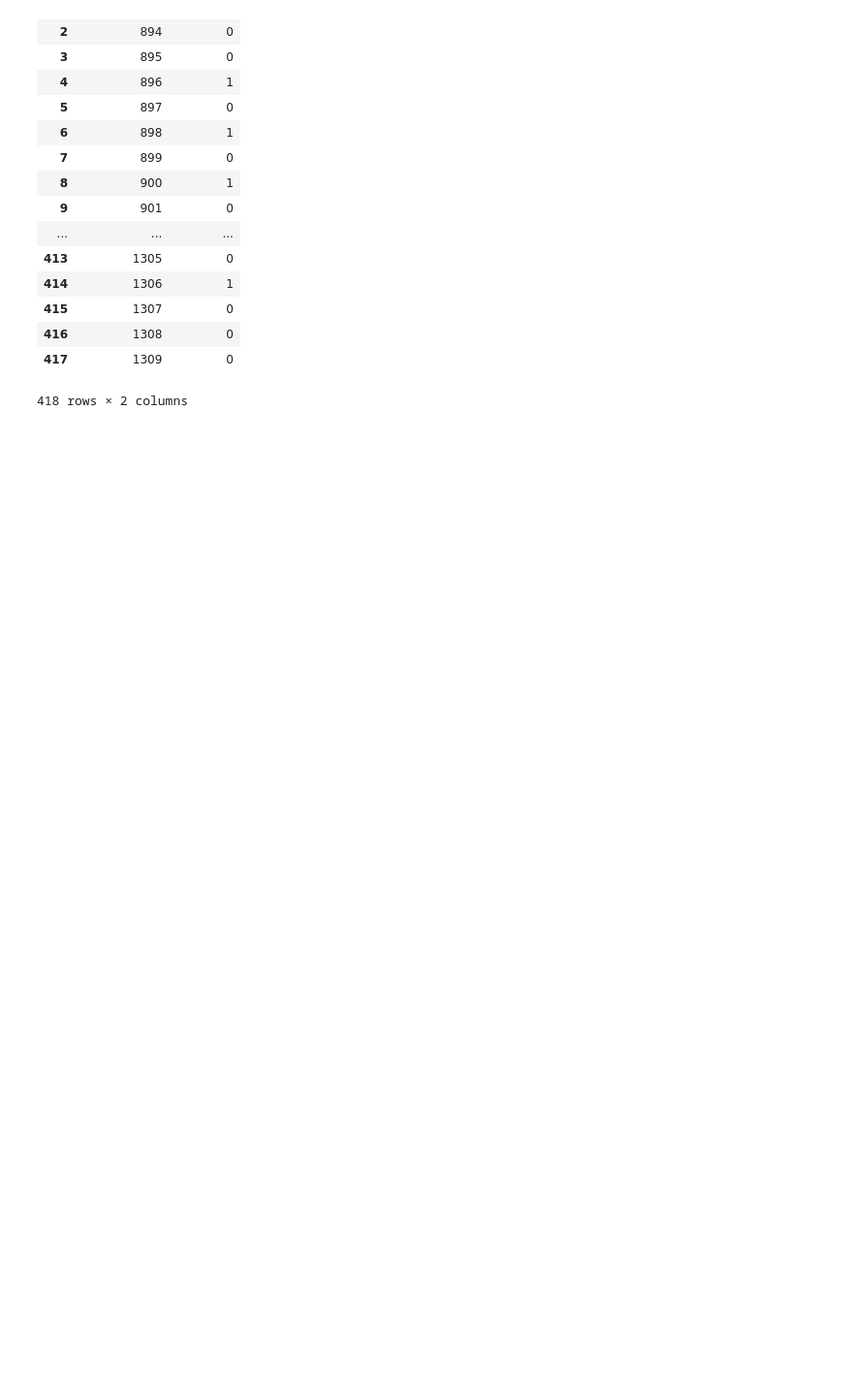
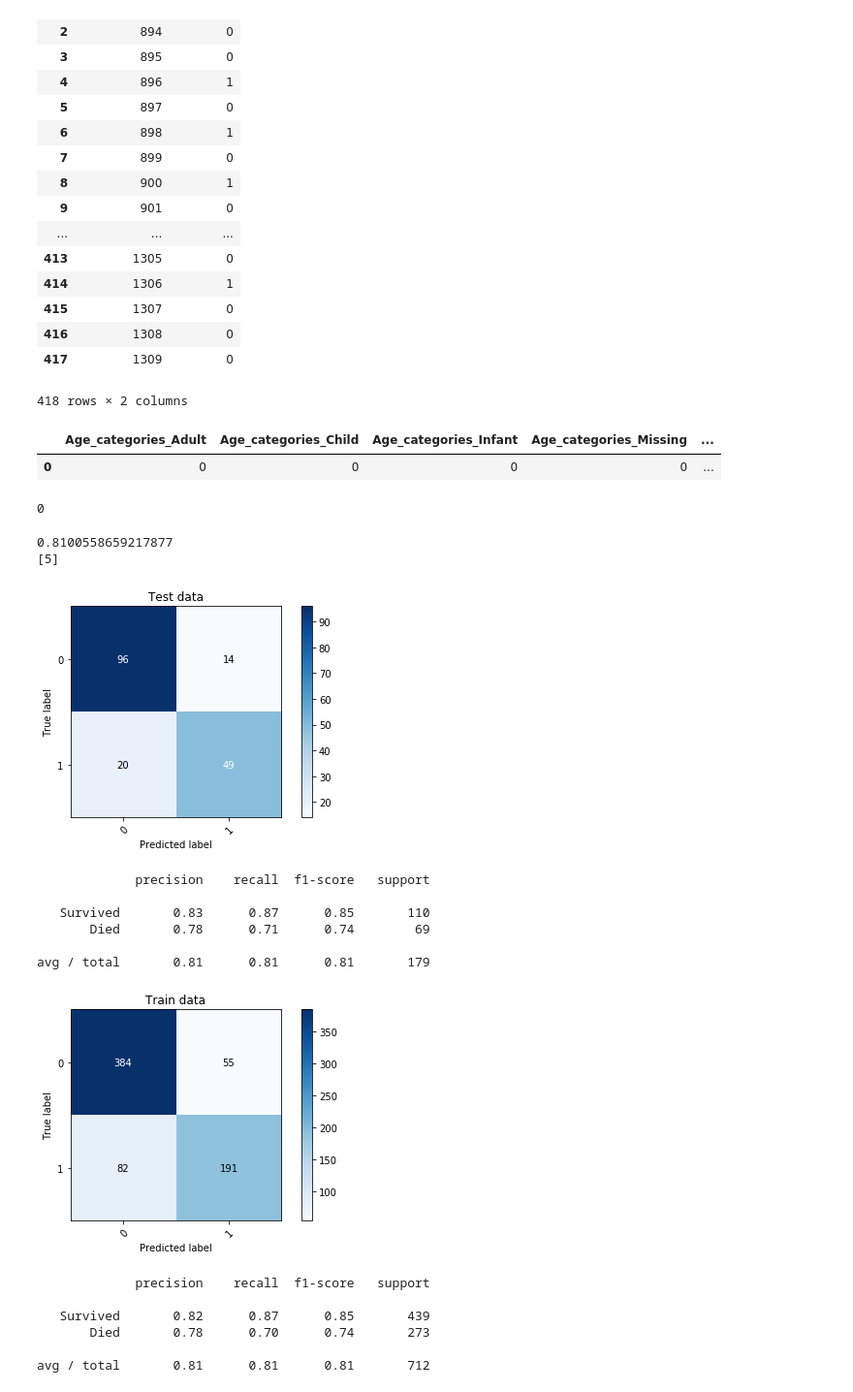
Before and after one commit to ikeinyyo/Kaggle-Titanic-Supervised-Learning, a Jupyter notebook: Titanic.ipynb, the cells around one changed output. Shown: that part at 97% size. Cells and saved outputs as stored; diff of their text form; code cells hidden in the pictures; blank space fills up the shorter version.

```diff
--- a/Titanic.ipynb
+++ b/Titanic.ipynb
@@ -327,0 +336,10 @@ submission.to_csv('titanic_submission.csv', index=False)
+# %%
+gallardo
+# %% [output]
+|  | Age_categories_Adult | Age_categories_Child | Age_categories_Infant | Age_categories_Missing | ... |
+| 0 | 0 | 0 | 0 | 0 | ... |
+# %%
+prediction = lr.predict(gallardo[columns])
+prediction[0]
+# %% [output]
+0
@@ -327,0 +377,39 @@ submission.to_csv('titanic_submission.csv', index=False)
+# %%
+from sklearn.metrics import classification_report
+
+def show_data(lr):
+    lr.fit(train[columns], train['Survived'])
+    predictions = lr.predict(test_X)
+    accuracy = accuracy_score(test_y, predictions)
+
+    print(accuracy)
+    print(lr.n_iter_)
+
+    plot_confusion_matrix(test_y, predictions, ['Survived', 'Died'], title="Test data")
+    plt.show()
+    print(classification_report(test_y, predictions, target_names=['Survived', 'Died']))
+
+    predictions = lr.predict(train_X)
+    plot_confusion_matrix(train_y, predictions, ['Survived', 'Died'], title="Train data")
+    plt.show()
+    print(classification_report(train_y, predictions, target_names=['Survived', 'Died']))
+# %%
+lr = LogisticRegression()
+show_data(lr)
+# %% [output]
+0.8100558659217877
+[5]
+[figure, added]
+             precision    recall  f1-score   support
+
+   Survived       0.83      0.87      0.85       110
+       Died       0.78      0.71      0.74        69
+
+avg / total       0.81      0.81      0.81       179
+[figure, added]
+             precision    recall  f1-score   support
+
+   Survived       0.82      0.87      0.85       439
+       Died       0.78      0.70      0.74       273
+
+avg / total       0.81      0.81      0.81       712
```
Also changed, not shown: parts of 6 cells of this notebook, 2 other files.
